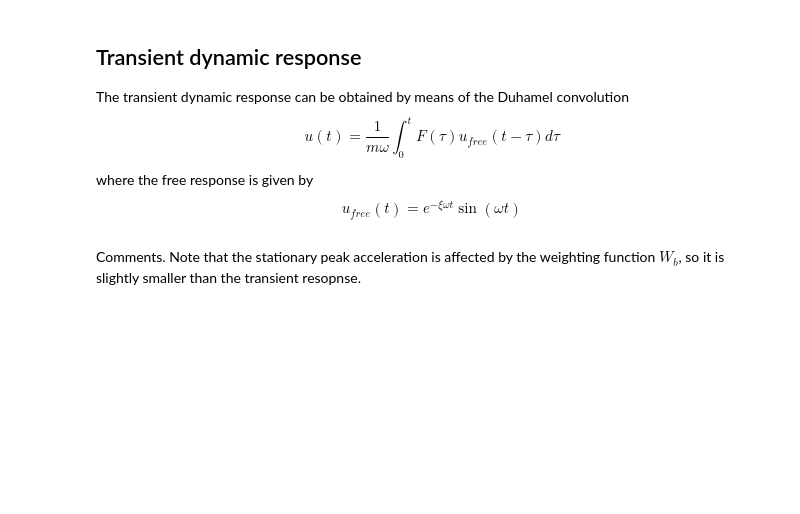
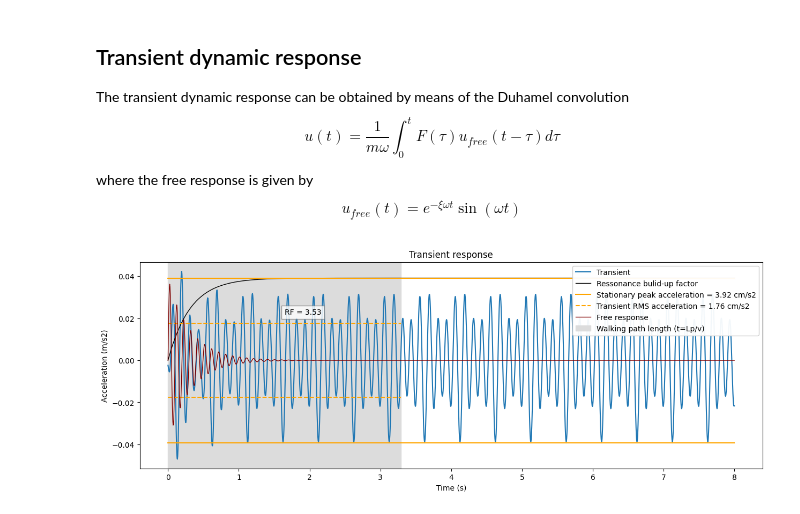
Before and after one commit to miguelmaso/dynamics, a Jupyter notebook: ipython/8_serviceability_limit_state.ipynb, the cells around one changed output. Saved outputs shown, nothing was run; the diff lists cells and outputs as text; code cells hidden in the pictures; blank space fills up the shorter version.

```diff
--- a/ipython/8_serviceability_limit_state.ipynb
+++ b/ipython/8_serviceability_limit_state.ipynb
@@ -110,6 +126,9 @@ def Wb(frequency):
         return 1.0
     else:
         return 16.0 / f
+
+force = sum(walker_weight * gravity * ai * np.sin(fi * t + pi) * Wb(fi) for ai, fi, pi in zip(a, f, p))
+force_total = sum([force, walker_weight * gravity * np.ones(sampling_points)])
 # %% [markdown]
 ## Stationary dynamic respone
 
@@ -127,19 +146,14 @@ $$
 
 with $\gamma=\Omega_h/\omega_n$, where $\Omega_h$ is the excitation frequency for the $h^{th}$ harmonic and $\omega_n$ is the response frequency for the $n^{th}$ mode.
 # %%
-u_static = walker_weight * gravity / floor_width / stiffness
 acc_stat = []
 for ai, fi in zip(a, f):
     gi = fi / frequency
     H_ui = 1 / np.sqrt((1 - gi**2)**2 + 4 * damping**2 * gi**2)
     H_ai = gi**2 / np.sqrt((1 - gi**2)**2 + 4 * damping**2 * gi**2)
-    a_stat_i = ai * walker_weight * gravity / floor_width / mass * H_ai * Wb(fi) / np.sqrt(2)
+    a_stat_i = ai * walker_weight * gravity / mass * H_ai * Wb(fi)
     acc_stat.append(a_stat_i)
-a_rms = sum(acc_stat)
-a_peak = a_rms * np.sqrt(2)
-print(f'Response factor R = {a_rms/0.005:.2f}')
-print(f'RMS acceleration = {100*a_rms:.2f} cm/s2')
-print(f'Peak acceleration = {100*a_peak:.2f} cm/s2')
+a_peak = sum(acc_stat)
 # %% [markdown]
 ## Impulsive response
 
@@ -189,30 +205,31 @@ u_{free}(t) = e^{-\xi\omega t}\sin(\omega t)
 $$
 # %%
 u_free = np.exp(-damping * frequency * t) * np.sin(frequency * t)
-u_transient = np.convolve(force_total, u_free, 'full') * dt / mass / frequency
+u_transient = np.convolve(force, u_free, 'full') * dt / mass / frequency
 u_transient = u_transient[:len(u_transient)//2+1]
-a_transient = np.diff(u_transient, 2, prepend=u_transient[0]*np.ones(2)) / dt**2
-a_transient_rms = a_transient[0:np.searchsorted(t, walking_time)]
-a_rms = np.sqrt(np.mean(a_transient_rms**2))
-a_stat_rms = a_peak/np.sqrt(2)
+a_transient = np.diff(u_transient, 2) / dt**2
+a_transient = np.append(a_transient, a_transient[-1])
+a_transient = np.append(a_transient, a_transient[-1])
+walking_end_idx = np.searchsorted(t, walking_time)
+a_transient_rms = a_transient[0:walking_end_idx]
 transient_factor_fct = 1 -np.exp(-damping * frequency * t)
+transient_factor = transient_factor_fct[:walking_end_idx]
+a_rms = np.sqrt(np.mean((a_transient_rms*transient_factor)**2))
 a_max = max(a_transient)
 plt.figure(figsize=(15,5))
 plt.plot(t, a_transient, label='Transient')
-plt.plot(t, transient_factor_fct * a_peak, 'black', linewidth=1, label='Ressonance bulid-up factor')
+plt.plot(t, transient_factor_fct * a_peak, 'black', lw=1, label='Ressonance bulid-up factor')
 plt.plot([0, t_end], [a_peak, a_peak], 'orange', label=f'Stationary peak acceleration = {100*a_peak:.2f} cm/s2')
 plt.plot([0, t_end], [-a_peak, -a_peak], 'orange')
-plt.plot([0, t_end], [a_stat_rms, a_stat_rms], 'orange', ls=':', label=f'Stationary peak acceleration = {100*a_stat_rms:.2f} cm/s2')
-plt.plot([0, t_end], [-a_stat_rms, -a_stat_rms], 'orange', ls=':')
 plt.plot([0, walking_time], [a_rms, a_rms], 'orange', ls='--', label=f'Transient RMS acceleration = {100*a_rms:.2f} cm/s2')
 plt.plot([0, walking_time], [-a_rms, -a_rms], 'orange', ls='--')
-plt.plot(t, a_peak * u_free, linewidth=.5, label='Free response')
+plt.plot(t, a_peak * u_free, color='maroon', lw=1, label='Free response')
 plt.text(0.5*walking_time, a_rms+(a_max/10), f'RF = {a_rms/0.005:.2f}', bbox=dict(alpha=.8, ec='gray', fc='white'))
-plt.text(0.5*t_end, a_stat_rms+(a_max/10), f'RF = {a_stat_rms/0.005:.2f}', bbox=dict(alpha=.8, ec='gray', fc='white'))
 plt.axvspan(0, walking_time, color='gainsboro', label='Walking path length (t=Lp/v)')
 plt.title('Transient response')
 plt.xlabel('Time (s)')
 plt.ylabel('Acceleration (m/s2)')
 plt.legend(loc='upper right', framealpha=.95)
+plt.show()
+# %% [output]
+[figure, added]
-# %% [markdown]
-Comments. Note that the stationary peak acceleration is affected by the weighting function $W_b$, so it is slightly smaller than the transient resopnse.
```
Also changed, not shown: parts of 13 cells of this notebook.
